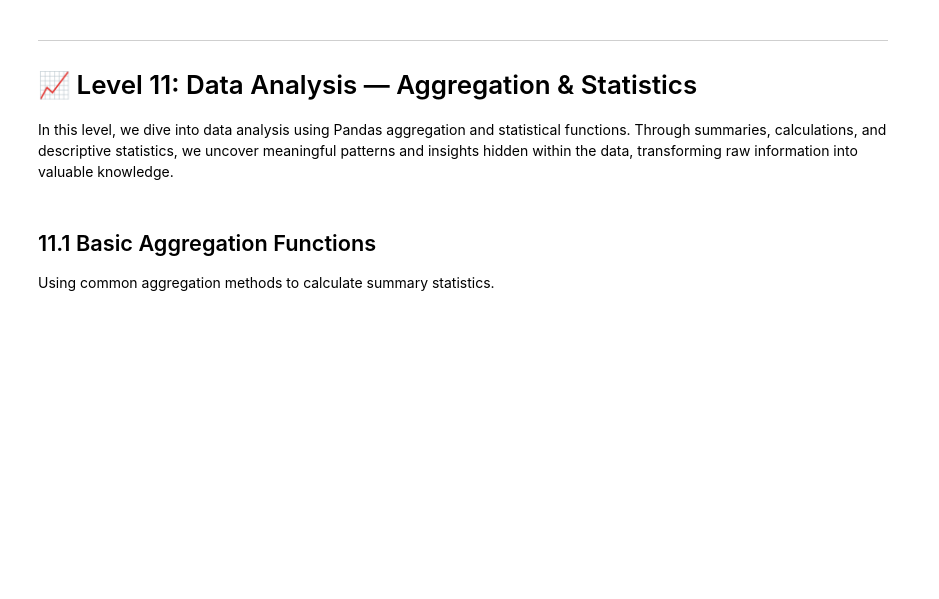
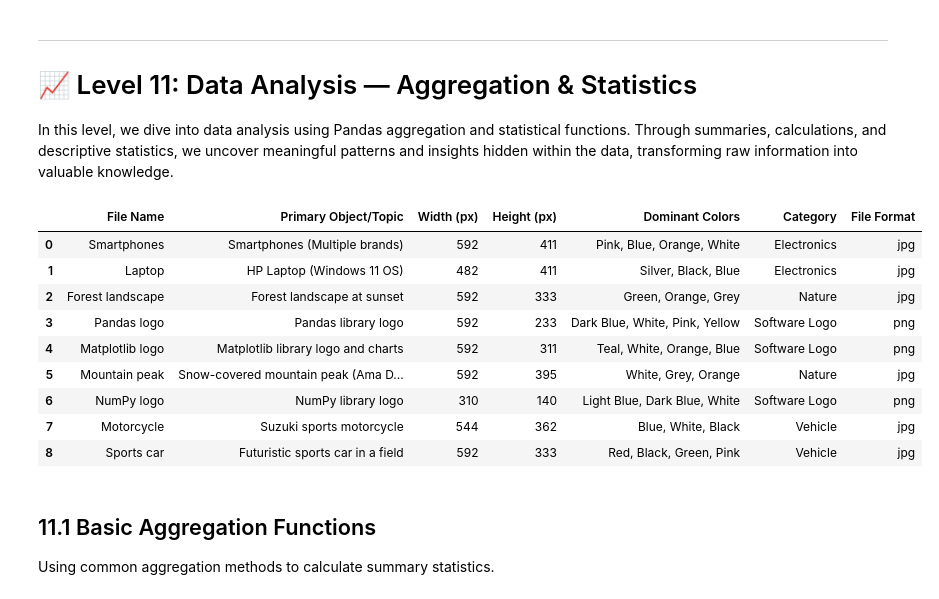
Before and after one commit to ahmedfakhar747/pandas-for-data-science, a Jupyter notebook: pandas_basics_from_zero_to_hero.ipynb, the cells around one changed output. Saved outputs shown, nothing was run; the diff lists cells and outputs as text; code cells hidden in the pictures; blank space fills up the shorter version.

```diff
--- a/pandas_basics_from_zero_to_hero.ipynb
+++ b/pandas_basics_from_zero_to_hero.ipynb
@@ -745,6 +747,20 @@ iPhoneData.tail(15)
 # 📈 Level 11: Data Analysis — Aggregation & Statistics
 
 In this level, we dive into data analysis using Pandas aggregation and statistical functions. Through summaries, calculations, and descriptive statistics, we uncover meaningful patterns and insights hidden within the data, transforming raw information into valuable knowledge.
+# %%
+image_stats = pd.read_csv("/kaggle/input/datasets/ahmedfakhar123/image-processing-samples/image_analysis_summary.csv")
+image_stats
+# %% [output]
+|  | File Name | Primary Object/Topic | Width (px) | Height (px) | Dominant Colors | Category | File Format |
+| 0 | Smartphones | Smartphones (Multiple brands) | 592 | 411 | Pink, Blue, Orange, White | Electronics | jpg |
+| 1 | Laptop | HP Laptop (Windows 11 OS) | 482 | 411 | Silver, Black, Blue | Electronics | jpg |
+| 2 | Forest landscape | Forest landscape at sunset | 592 | 333 | Green, Orange, Grey | Nature | jpg |
+| 3 | Pandas logo | Pandas library logo | 592 | 233 | Dark Blue, White, Pink, Yellow | Software Logo | png |
+| 4 | Matplotlib logo | Matplotlib library logo and charts | 592 | 311 | Teal, White, Orange, Blue | Software Logo | png |
+| 5 | Mountain peak | Snow-covered mountain peak (Ama D... | 592 | 395 | White, Grey, Orange | Nature | jpg |
+| 6 | NumPy logo | NumPy library logo | 310 | 140 | Light Blue, Dark Blue, White | Software Logo | png |
+| 7 | Motorcycle | Suzuki sports motorcycle | 544 | 362 | Blue, White, Black | Vehicle | jpg |
+| 8 | Sports car | Futuristic sports car in a field | 592 | 333 | Red, Black, Green, Pink | Vehicle | jpg |
 # %% [markdown]
 ## 11.1 Basic Aggregation Functions
 Using common aggregation methods to calculate summary statistics.
```
Also changed, not shown: parts of 30 cells of this notebook.
